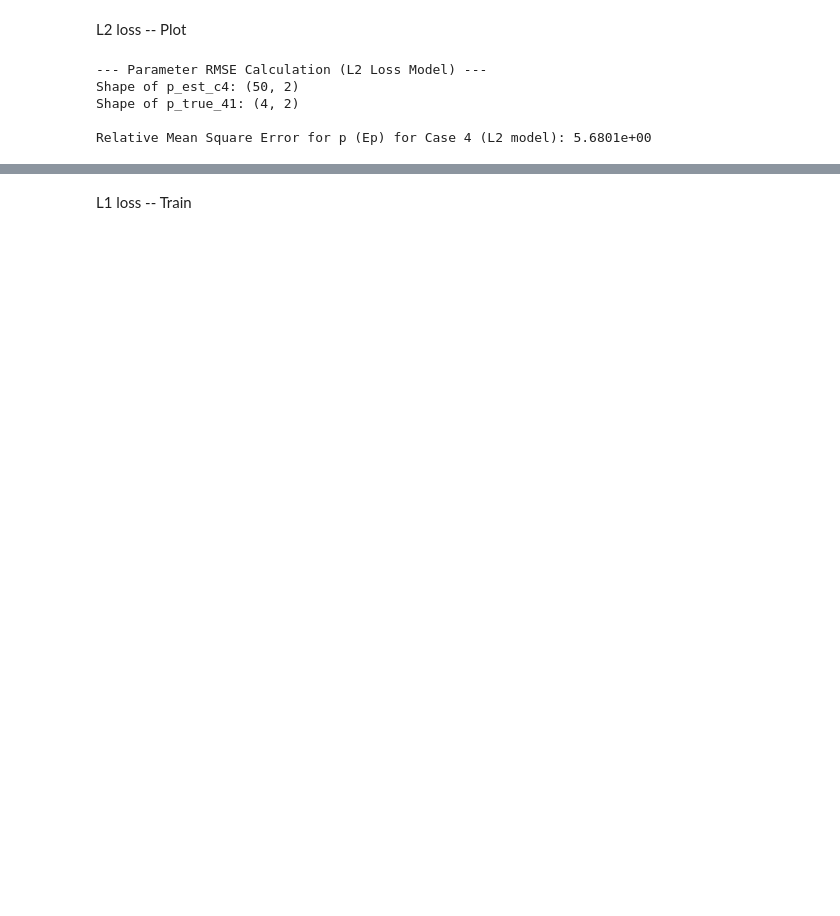
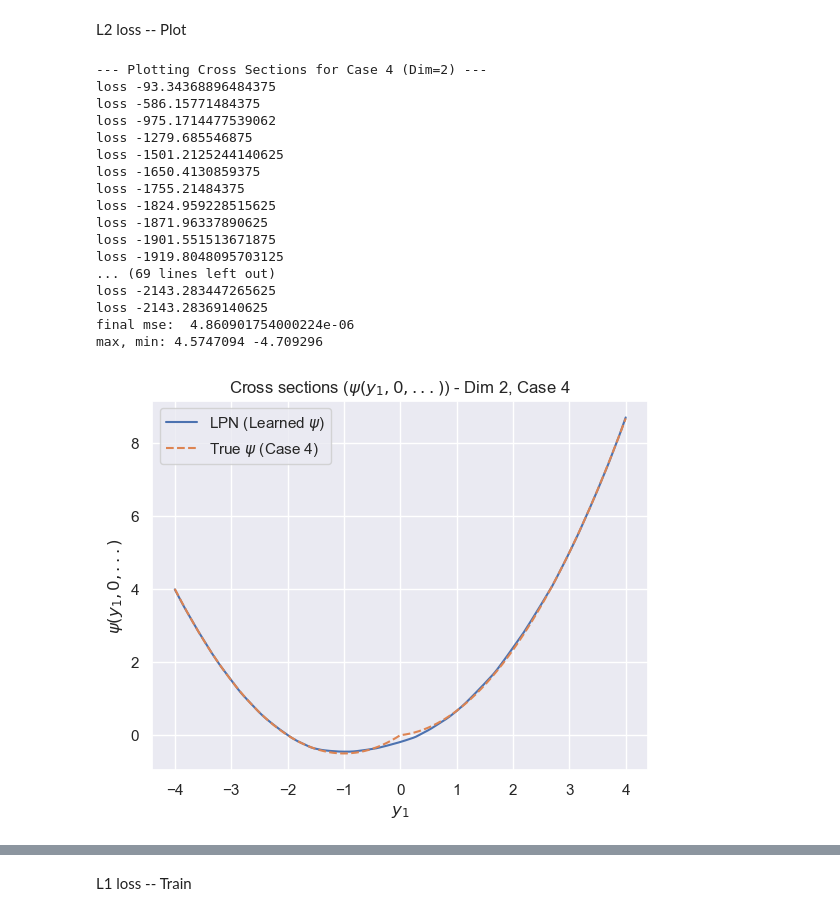
Before and after one commit to Gabriel-P-Langlois/lpn_for_nonconvex_control, a Jupyter notebook: exps/exp_4_1_4_minplus_2D.ipynb, the cells around one changed output, grey strips where cells are left out. Cells and saved outputs as stored; diff of their text form; code cells hidden in the pictures; blank space fills up the shorter version.

```diff
--- a/exps/exp_4_1_4_minplus_2D.ipynb
+++ b/exps/exp_4_1_4_minplus_2D.ipynb
@@ -42,11 +42,10 @@ m_41 = 4   # Example number of neurons (e.g., 2 or 4 as in the paper)
 data_points_41 = 20000 # Example number of data points
 iterations_41 = 1000 # Reduced iterations for demonstration
 a_41 = 4 # Grid limit for sampling y_j if using uniform
-spacing = 50
+spacing = 500
 
 
 # LPN model parameters
-# Note: The defaults parameters are beta = 10, hidden = 50, layers = 4
 beta = 10       # beta of softplus
 hidden = 50     # number of hidden units
 layers = 4      # number of layers
@@ -67,7 +66,7 @@ def euclid_norm_sq(x):
     return np.sum(x * x, axis=1)
 
 # --- Case 4 Specific Helper Functions ---
-def hjsol_true_case4(y_points, p_true_vectors):
+def hjsol_true_case4(y_points, p_true_vectors,t=1):
     """
     Computes the true solution S(y, t=1) for Case 4 from GPL Paper Sec 4.1.
     For Case 4: theta_i = -0.5 * ||p_i||^2 and gamma_i = 0.5 * ||p_i||^2.
@@ -86,14 +85,14 @@ def hjsol_true_case4(y_points, p_true_vectors):
     s_values = np.zeros((N, m))
 
     # For Case 4, theta_i and gamma_i effectively cancel out in S(y,1)
-    # theta_true_i = -0.5 * euclid_norm_sq(p_true_vectors) # m-dimensional array
-    # gamma_true_i = 0.5 * euclid_norm_sq(p_true_vectors)  # m-dimensional array
+    theta_true_i = -0.5 * euclid_norm_sq(p_true_vectors) # m-dimensional array
+    gamma_true_i = 0.5 * euclid_norm_sq(p_true_vectors)  # m-dimensional array
 
     for i in range(m):
         # <p_i, y> - 1*theta_i - gamma_i
-        # s_values[:, i] = inner_prod(y_points, p_true_vectors[i, :]) - theta_true_i[i] - gamma_true_i[i]
-        # Simplified due to cancellation:
-        s_values[:, i] = inner_prod(y_points, p_true_vectors[i, :])
+        s_values[:, i] = inner_prod(y_points, p_true_vectors[i, :]) - t*theta_true_i[i] - gamma_true_i[i]
+        # # Simplified due to cancellation:
+        # s_values[:, i] = inner_prod(y_points, p_true_vectors[i, :])
 
     return np.max(s_values, axis=1)
 
@@ -465,7 +376,7 @@ L2 loss -- Train
 
 # --- Train LPN for Case 4 ---
 print("--- Training LPN for Case 3 ---")
-lpn_model_c4 = LPN(in_dim=dim_41, hidden=50, layers=4, beta=10).to(device)
+lpn_model_c4 = LPN(in_dim=dim_41, hidden=50, layers=5, beta=10,eps=1e-3).to(device)
 optimizer_c4 = torch.optim.Adam(lpn_model_c4.parameters(), lr=1e-4)
 
 for i in range(iterations_41):
@@ -476,7 +387,6 @@ for g in optimizer_c4.param_groups:
 for i in range(30000):
     single_iteration(i, data_points_41, lpn_model_c4, optimizer_c4, y_j_41,cvx_samples_c4,loss_type=2,gamma_loss=None)
 
-
 # save the model
 torch.save(lpn_model_c4.state_dict(), os.path.join(MODEL_DIR, "Case3_l2.pth"))
 # %% [output]
@@ -500,19 +410,23 @@ iteration 29500 loss 0.00115525396540761
 # %% [markdown]
 L2 loss -- Plot
-# %%
-#plot_all_case4(lpn_model_c4, a_41, spacing, p_true_41, INVERT_MODE, dim_41)
-print("--- Parameter RMSE Calculation (L2 Loss Model) ---")
-
-p_est_c4 = lpn_model_c4.lin[0].weight.data.cpu().numpy()
-
-# Compute relative mean square errors
-Ep_c4 = compute_Ep(p_est_c4, p_true_41)
-#gamma_true_c4 = compute_Egamma()
-
-print(f"\nRelative Mean Square Error for p (Ep) for Case 4 (L2 model): {Ep_c4:.4e}")
-# %% [output]
---- Parameter RMSE Calculation (L2 Loss Model) ---
-Shape of p_est_c4: (50, 2)
-Shape of p_true_41: (4, 2)
-
-Relative Mean Square Error for p (Ep) for Case 4 (L2 model): 5.6801e+00
+# %%
+plot_all_case4(lpn_model_c4, a_41, spacing, p_true_41, INVERT_MODE, dim_41)
+# %% [output]
+--- Plotting Cross Sections for Case 4 (Dim=2) ---
+loss -93.34368896484375
+loss -586.15771484375
+loss -975.1714477539062
+loss -1279.685546875
+loss -1501.2125244140625
+loss -1650.4130859375
+loss -1755.21484375
+loss -1824.959228515625
+loss -1871.96337890625
+loss -1901.551513671875
+loss -1919.8048095703125
+... (69 lines left out)
+loss -2143.283447265625
+loss -2143.28369140625
+final mse:  4.860901754000224e-06
+max, min: 4.5747094 -4.709296
+[figure, added]
```
Also changed, not shown: parts of 7 cells of this notebook, 41 other files.
